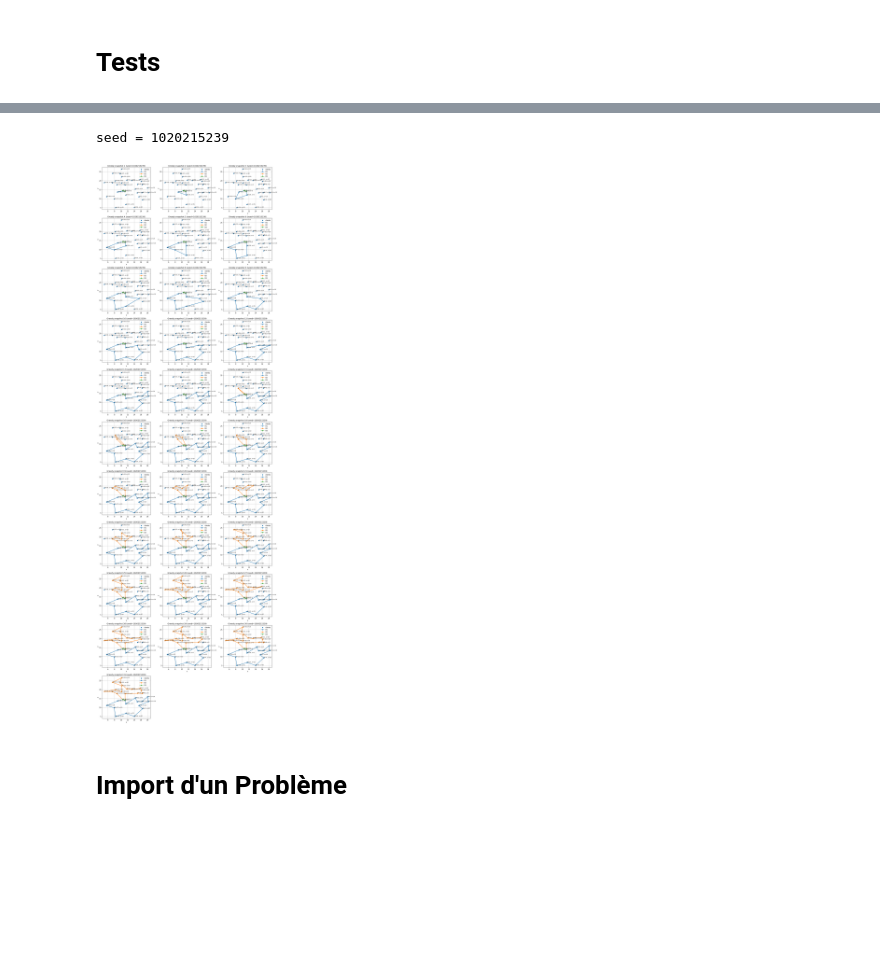
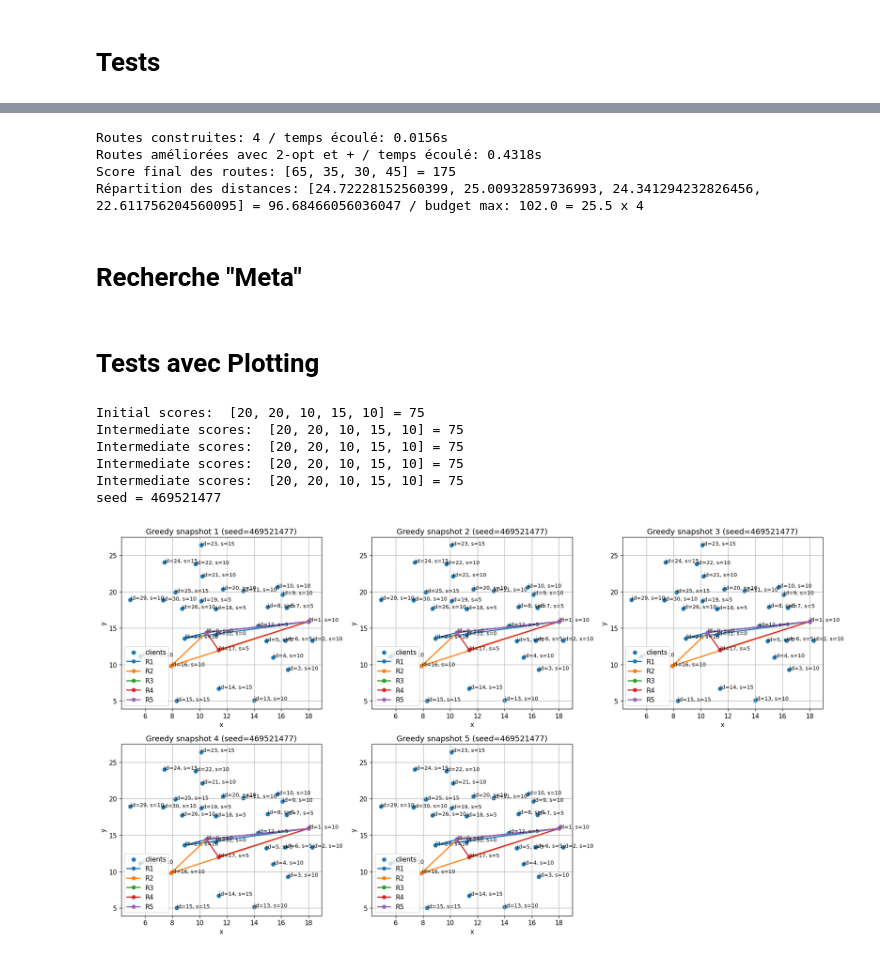
Before and after one commit to Ryustiel/TOP, a Jupyter notebook: main.ipynb, the cells around one changed output, grey strips where cells are left out. Cells and saved outputs as stored; diff of their text form; code cells hidden in the pictures; blank space fills up the shorter version.

```diff
--- a/main.ipynb
+++ b/main.ipynb
@@ -228,2 +447,15 @@ def two_opt_route(route: Route, max_iter: int = 1000) -> Route:
 # %% [markdown]
 # Tests
+# %%
+import time
+class Lap():
+    def __init__(self):
+        self.current_time = time.time()
+    def lap(self) -> float:
+        lap_time = time.time() - self.current_time
+        self.current_time = time.time()
+        return lap_time
+
+filepath = 'data/p1.4.c.txt'
+prob = Probleme.from_file(filepath)
+print(f"Problème chargé: n={prob.n}, m={prob.m}, L={prob.L}")
@@ -260,0 +482,22 @@ Répartition des distances: [47.16539881676702, 47.137995119618765, 1.5231546211
+# %%
+lap = Lap()
+
+# routes, snapshots = simple_greedy_routes(prob, snapshot_every=5)
+routes, snapshots = randomized_greedy_routes(prob, alpha=0.3, seed=42), []
+print(f"Routes construites: {len(routes)} / temps écoulé: {lap.lap():.4f}s")
+
+routes = two_opt_each_routes(routes, max_iter=500)
+routes = swap_between_routes(routes, prob)
+routes = or_opt_between_routes(routes, prob, k=2)
+routes = cross_exchange(routes, prob)
+print(f"Routes améliorées avec 2-opt et + / temps écoulé: {lap.lap():.4f}s")
+
+print(f"Score final des routes: {[r.total_score for r in routes]} = {sum(r.total_score for r in routes)}")
+print(f"Répartition des distances: {[r.total_distance for r in routes]} = {sum(r.total_distance for r in routes)} / budget max: {prob.L * prob.m} = {prob.L} x {prob.m}")
+# %% [output]
+Routes construites: 4 / temps écoulé: 0.0156s
+Routes améliorées avec 2-opt et + / temps écoulé: 0.4318s
+Score final des routes: [65, 35, 30, 45] = 175
+Répartition des distances: [24.72228152560399, 25.00932859736993, 24.341294232826456, 22.611756204560095] = 96.68466056036047 / budget max: 102.0 = 25.5 x 4
+# %% [markdown]
+# Recherche "Meta"
@@ -261,40 +506,54 @@ Répartition des distances: [47.16539881676702, 47.137995119618765, 1.5231546211
+# %% [markdown]
+# Tests avec Plotting
 # %%
-filepath = 'data/tsiligirides_problem_1_budget_50.txt'
-prob = Probleme.from_file(filepath)
-
 # dist_matrix est calculée automatiquement dans Probleme.__post_init__
 seed = random.randrange(1 << 30)
-routes, snapshots = simple_greedy_routes(prob, seed=seed, snapshot_every=1)
+# routes, snapshots = simple_greedy_routes(prob, seed=seed, snapshot_every=1)
+# snapshots = [randomized_greedy_routes(prob, alpha=0.2, seed=seed)]
+snapshots = [polar_sweep_routes(prob)]
+routes = snapshots[-1]
+
+print('Initial scores: ', [r.total_score for r in routes], '=', sum(r.total_score for r in routes))
+
+# Après construction, appliquer les améliorations locales et inter-routes
+for improvement in (
+    lambda x: two_opt_each_routes(x, max_iter=500),
+    lambda x: swap_between_routes(x, prob),
+    lambda x: or_opt_between_routes(x, prob, k=2),
+    lambda x: cross_exchange(x, prob),
+):
+    routes = improvement(routes)
+    snapshots.append(routes.copy())
+    print('Intermediate scores: ', [r.total_score for r in routes], '=', sum(r.total_score for r in routes))
+
 print('seed =', seed)
-
-# Après construction, appliquer 2-opt sur chaque route
-for i, r in enumerate(routes):
-    routes[i] = two_opt_route(r)
-snapshots.append(routes.copy())
 
 # Plot snapshots in a 3 x N grid
 cols = 3
 n_snap = len(snapshots)
 if n_snap > 0:
     rows = math.ceil(n_snap / cols)
     fig, axs = plt.subplots(rows, cols, figsize=(6*cols, 5*rows))
     # flatten axes array for easy indexing
     axs_flat = axs.flatten() if hasattr(axs, 'flatten') else [axs]
     for i, s in enumerate(snapshots):
         ax = axs_flat[i]
         prob.plot(ax=ax, title=f'Greedy snapshot {i+1} (seed={seed})')
         for j, r in enumerate(s):
             r.plot(ax=ax, color=f'C{j%10}', label=f'R{j+1}')
         ax.legend()
     # hide unused axes
     for k in range(n_snap, rows*cols):
         axs_flat[k].axis('off')
     plt.tight_layout()
     plt.show()
 else:
     print('No snapshots to display')
 # %% [output]
-seed = 1020215239
+Initial scores:  [20, 20, 10, 15, 10] = 75
+Intermediate scores:  [20, 20, 10, 15, 10] = 75
+Intermediate scores:  [20, 20, 10, 15, 10] = 75
+Intermediate scores:  [20, 20, 10, 15, 10] = 75
+Intermediate scores:  [20, 20, 10, 15, 10] = 75
+seed = 469521477
-[figure, old version]
+[figure, new version]
-# %% [markdown]
-# Import d'un Problème
```
Also changed, not shown: parts of 7 cells of this notebook, 12 other files.
